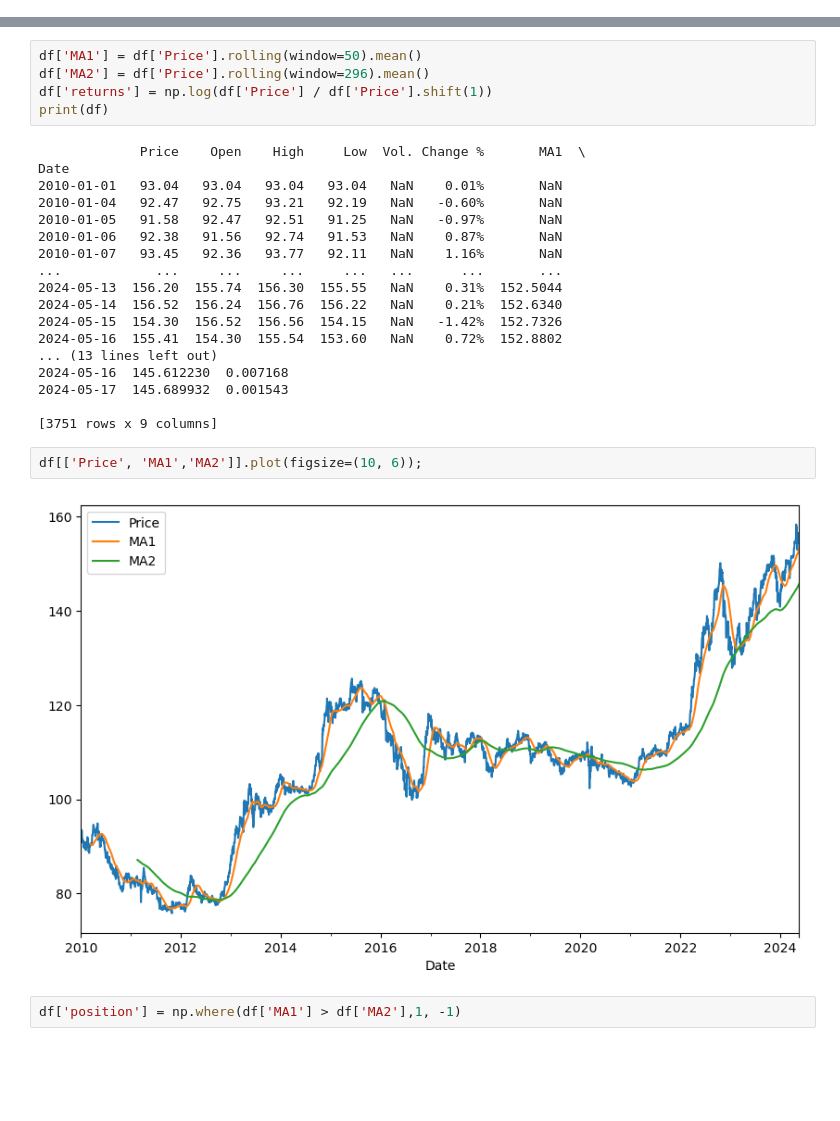
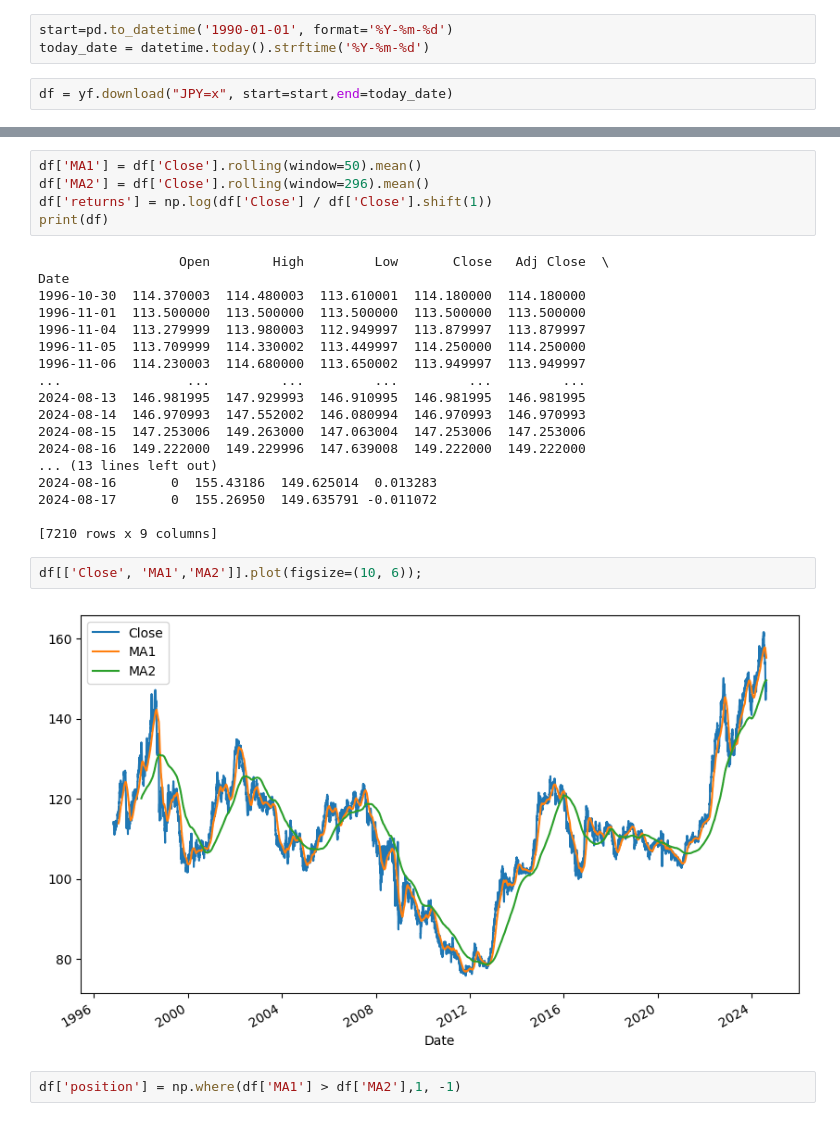
Before and after one commit to BennyAng48/FX, a Jupyter notebook: USDJPY_SMA.ipynb, the cells around one changed output, grey strips where cells are left out. Saved outputs shown, nothing was run; the diff lists cells and outputs as text; blank space fills up the shorter version.

```diff
--- a/USDJPY_SMA.ipynb
+++ b/USDJPY_SMA.ipynb
@@ -49,0 +13,5 @@ Date
+# %%
+start=pd.to_datetime('1990-01-01', format='%Y-%m-%d')
+today_date = datetime.today().strftime('%Y-%m-%d')
+# %%
+df = yf.download("JPY=x", start=start,end=today_date)
@@ -50,30 +37,30 @@ Date
 # %%
-df['MA1'] = df['Price'].rolling(window=50).mean()
-df['MA2'] = df['Price'].rolling(window=296).mean()
-df['returns'] = np.log(df['Price'] / df['Price'].shift(1))
+df['MA1'] = df['Close'].rolling(window=50).mean()
+df['MA2'] = df['Close'].rolling(window=296).mean()
+df['returns'] = np.log(df['Close'] / df['Close'].shift(1))
 print(df)
 # %% [output]
-             Price    Open    High     Low  Vol. Change %       MA1  \
+                  Open        High         Low       Close   Adj Close  \
 Date
-2010-01-01   93.04   93.04   93.04   93.04   NaN    0.01%       NaN
-2010-01-04   92.47   92.75   93.21   92.19   NaN   -0.60%       NaN
-2010-01-05   91.58   92.47   92.51   91.25   NaN   -0.97%       NaN
-2010-01-06   92.38   91.56   92.74   91.53   NaN    0.87%       NaN
-2010-01-07   93.45   92.36   93.77   92.11   NaN    1.16%       NaN
-...            ...     ...     ...     ...   ...      ...       ...
-2024-05-13  156.20  155.74  156.30  155.55   NaN    0.31%  152.5044
-2024-05-14  156.52  156.24  156.76  156.22   NaN    0.21%  152.6340
-2024-05-15  154.30  156.52  156.56  154.15   NaN   -1.42%  152.7326
-2024-05-16  155.41  154.30  155.54  153.60   NaN    0.72%  152.8802
+1996-10-30  114.370003  114.480003  113.610001  114.180000  114.180000
+1996-11-01  113.500000  113.500000  113.500000  113.500000  113.500000
+1996-11-04  113.279999  113.980003  112.949997  113.879997  113.879997
+1996-11-05  113.709999  114.330002  113.449997  114.250000  114.250000
+1996-11-06  114.230003  114.680000  113.650002  113.949997  113.949997
+...                ...         ...         ...         ...         ...
+2024-08-13  146.981995  147.929993  146.910995  146.981995  146.981995
+2024-08-14  146.970993  147.552002  146.080994  146.970993  146.970993
+2024-08-15  147.253006  149.263000  147.063004  147.253006  147.253006
+2024-08-16  149.222000  149.229996  147.639008  149.222000  149.222000
 ... (13 lines left out)
-2024-05-16  145.612230  0.007168
-2024-05-17  145.689932  0.001543
+2024-08-16       0  155.43186  149.625014  0.013283
+2024-08-17       0  155.26950  149.635791 -0.011072
 
-[3751 rows x 9 columns]
+[7210 rows x 9 columns]
 # %%
-df[['Price', 'MA1','MA2']].plot(figsize=(10, 6));
+df[['Close', 'MA1','MA2']].plot(figsize=(10, 6));
 # %% [output]
-[figure, old version]
+[figure, new version]
 # %%
 df['position'] = np.where(df['MA1'] > df['MA2'],1, -1)
 # %%
```
Also changed, not shown: parts of 10 cells of this notebook.
